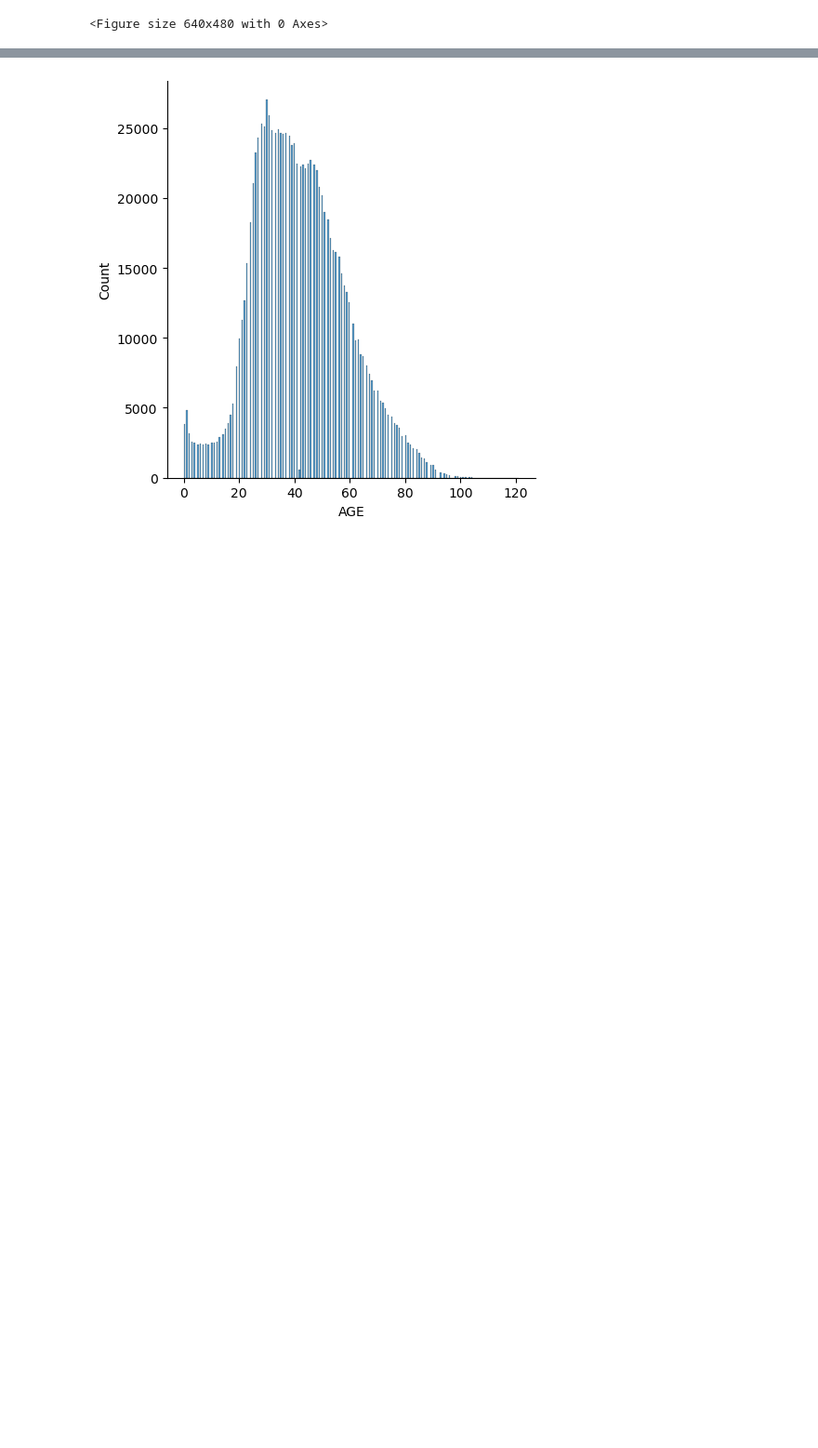
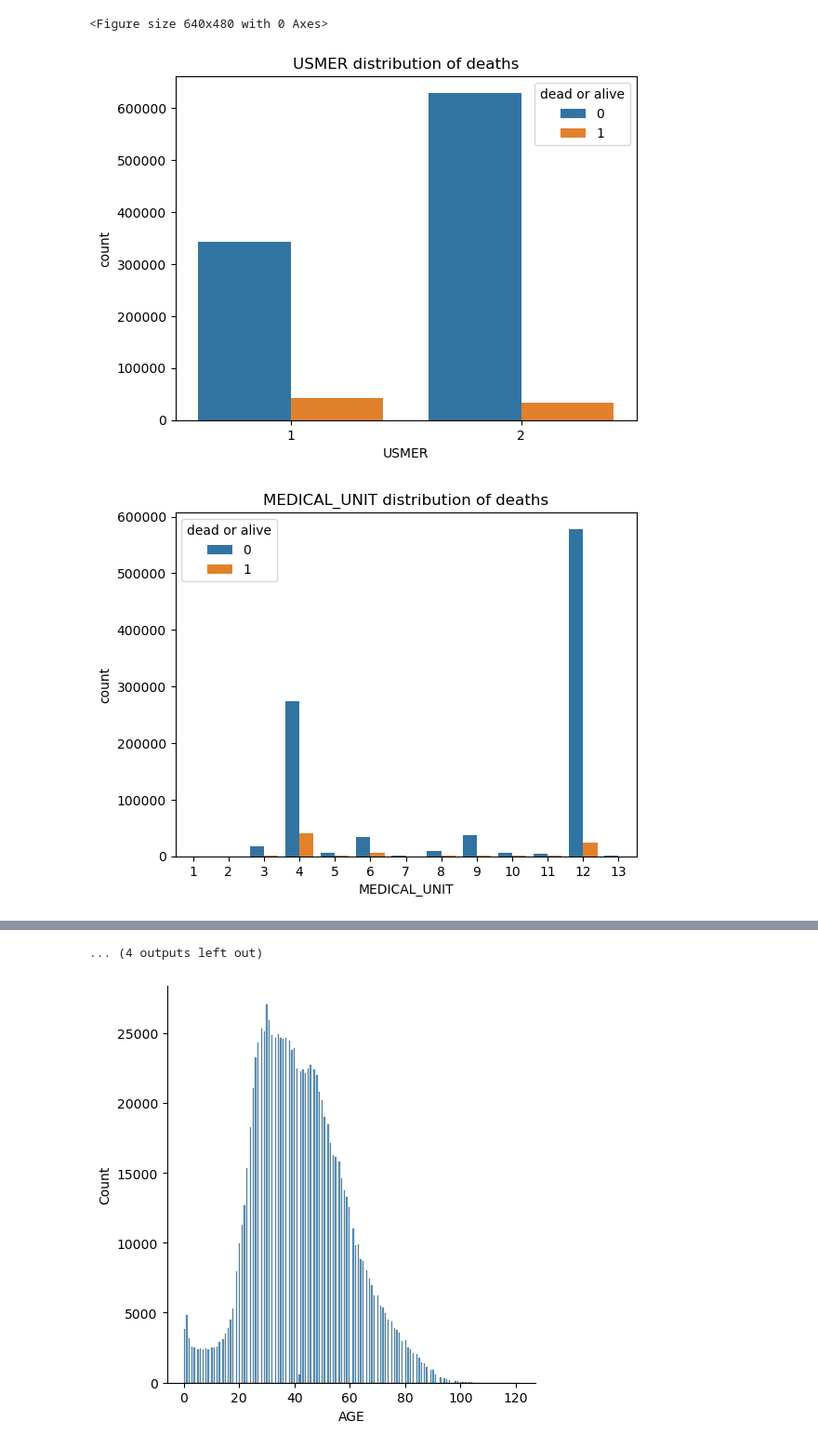
Before and after one commit to puneet954/covid-data-analysis, a Jupyter notebook: covid.ipynb, the cells around one changed output, grey strips where cells are left out. Shown at 93% size. Cells and saved outputs as stored; diff of their text form; code cells hidden in the pictures; blank space fills up the shorter version.

Commit message:
added some more graphs

```diff
--- a/covid.ipynb
+++ b/covid.ipynb
@@ -206,3 +206,21 @@ plt.savefig("img.png")
 # %% [output]
 [figure]
 <Figure size 640x480 with 0 Axes>
+# %%
+categ_cols = [
+    'USMER', 'MEDICAL_UNIT', 'SEX', 'PATIENT_TYPE', 'PNEUMONIA', 'DIABETES', 'COPD', 'ASTHMA', 'INMSUPR',
+    'HIPERTENSION', 'OTHER_DISEASE', 'CARDIOVASCULAR', 'OBESITY',
+    'RENAL_CHRONIC', 'TOBACCO', 'CLASIFFICATION_FINAL'
+]
+
+for col in categ_cols:
+    plt.Figure(figsize=(10,6))
+    sns.countplot(data=df, x= col , hue="died" ,)
+    plt.title(f'{col} distribution of deaths')
+    plt.ylabel("count")
+    plt.xlabel(col)
+    plt.legend(title="dead or alive")
+    plt .show()
+# %% [output]
+[figure, added]
+[figure, added]
@@ -209,3 +237,4 @@ plt.savefig("img.png")
+... (4 outputs left out)
 # %%
 sns.displot(df['AGE'])
 plt.show()
```
Also changed, not shown: parts of 1 cell of this notebook.
